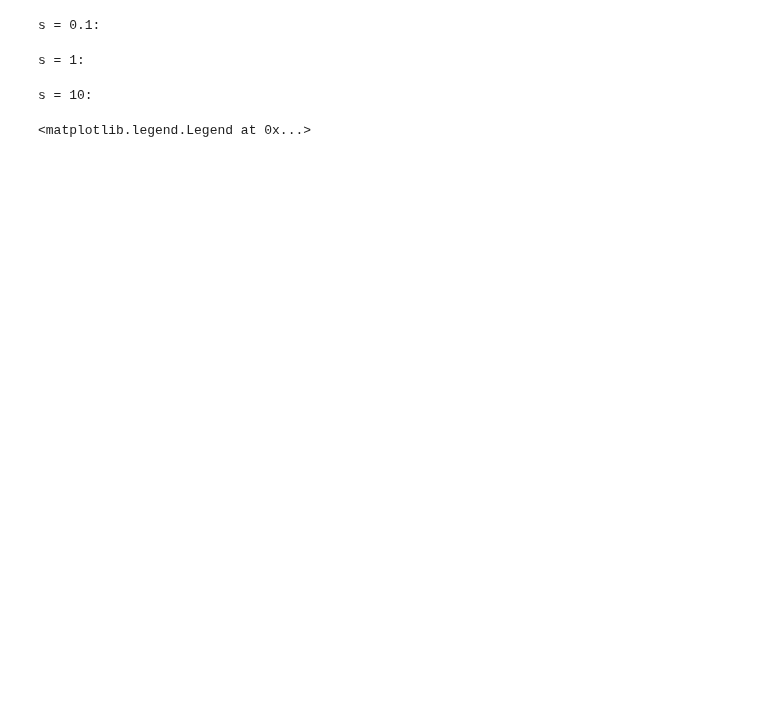
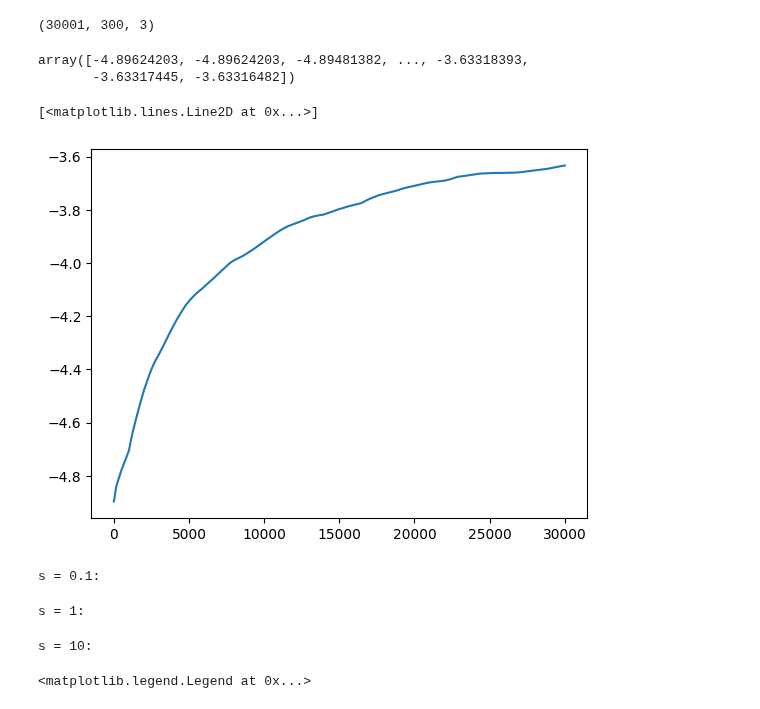
Before and after one commit to corinnawegner/Computational-physics, a Jupyter notebook: Project 5/Problem 1.ipynb, the cells around one changed output. Saved outputs shown, nothing was run; the diff lists cells and outputs as text; code cells hidden in the pictures; blank space fills up the shorter version.

```diff
--- a/Project 5/Problem 1.ipynb
+++ b/Project 5/Problem 1.ipynb
@@ -96,3 +100,17 @@ def energy_statistics(simulation, accumulate_last_n):
+# %%
+sim[:,:M,:].shape
+# %% [output]
+(30001, 300, 3)
+# %%
+E_avg_s
+# %% [output]
+array([-4.89624203, -4.89624203, -4.89481382, ..., -3.63318393,
+       -3.63317445, -3.63316482])
+# %%
+plt.plot(np.arange(sim.shape[0]), E_avg_s)
+# %% [output]
+[<matplotlib.lines.Line2D at 0x...>]
+[figure, added]
 # %%
 N = 30000
 n = 1000
```
Also changed, not shown: parts of 17 cells of this notebook.
